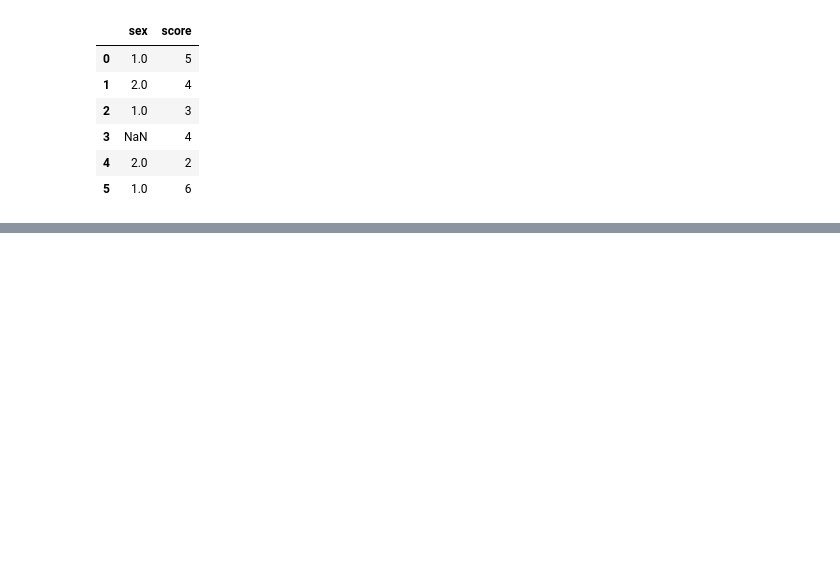
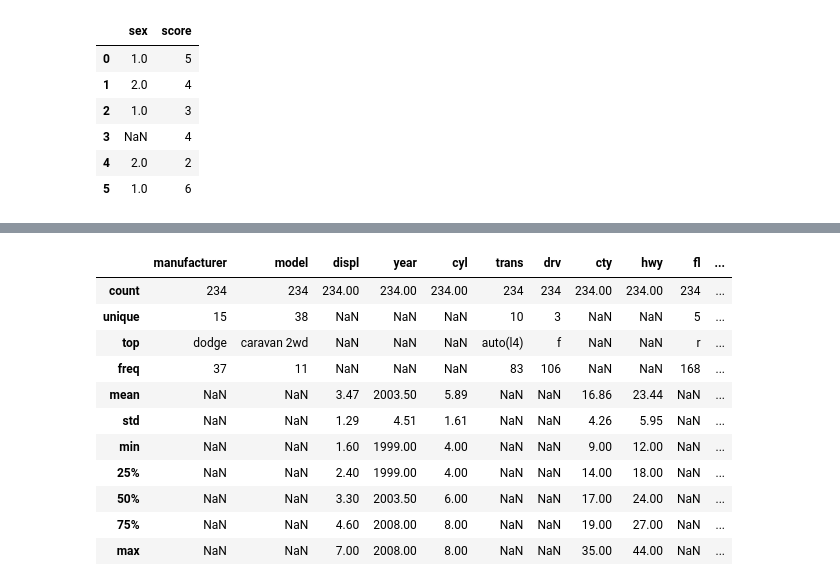
Before and after one commit to yesung05/2025-1-myclass-BDA, a Jupyter notebook: inclass/09w_A_mon_0512_easy_ch7.ipynb, the cells around one changed output, grey strips where cells are left out. Cells and saved outputs as stored; diff of their text form; code cells hidden in the pictures; blank space fills up the shorter version.

```diff
--- a/inclass/09w_A_mon_0512_easy_ch7.ipynb
+++ b/inclass/09w_A_mon_0512_easy_ch7.ipynb
@@ -410,0 +581,15 @@ df
+# %%
+mpg.describe(include = 'all')
+# %% [output]
+|  | manufacturer | model | displ | year | cyl | trans | drv | cty | hwy | fl | ... |
+| count | 234 | 234 | 234.00 | 234.00 | 234.00 | 234 | 234 | 234.00 | 234.00 | 234 | ... |
+| unique | 15 | 38 | NaN | NaN | NaN | 10 | 3 | NaN | NaN | 5 | ... |
+| top | dodge | caravan 2wd | NaN | NaN | NaN | auto(l4) | f | NaN | NaN | r | ... |
+| freq | 37 | 11 | NaN | NaN | NaN | 83 | 106 | NaN | NaN | 168 | ... |
+| mean | NaN | NaN | 3.47 | 2003.50 | 5.89 | NaN | NaN | 16.86 | 23.44 | NaN | ... |
+| std | NaN | NaN | 1.29 | 4.51 | 1.61 | NaN | NaN | 4.26 | 5.95 | NaN | ... |
+| min | NaN | NaN | 1.60 | 1999.00 | 4.00 | NaN | NaN | 9.00 | 12.00 | NaN | ... |
+| 25% | NaN | NaN | 2.40 | 1999.00 | 4.00 | NaN | NaN | 14.00 | 18.00 | NaN | ... |
+| 50% | NaN | NaN | 3.30 | 2003.50 | 6.00 | NaN | NaN | 17.00 | 24.00 | NaN | ... |
+| 75% | NaN | NaN | 4.60 | 2008.00 | 8.00 | NaN | NaN | 19.00 | 27.00 | NaN | ... |
+| max | NaN | NaN | 7.00 | 2008.00 | 8.00 | NaN | NaN | 35.00 | 44.00 | NaN | ... |
```
Also changed, not shown: parts of 57 cells of this notebook.
